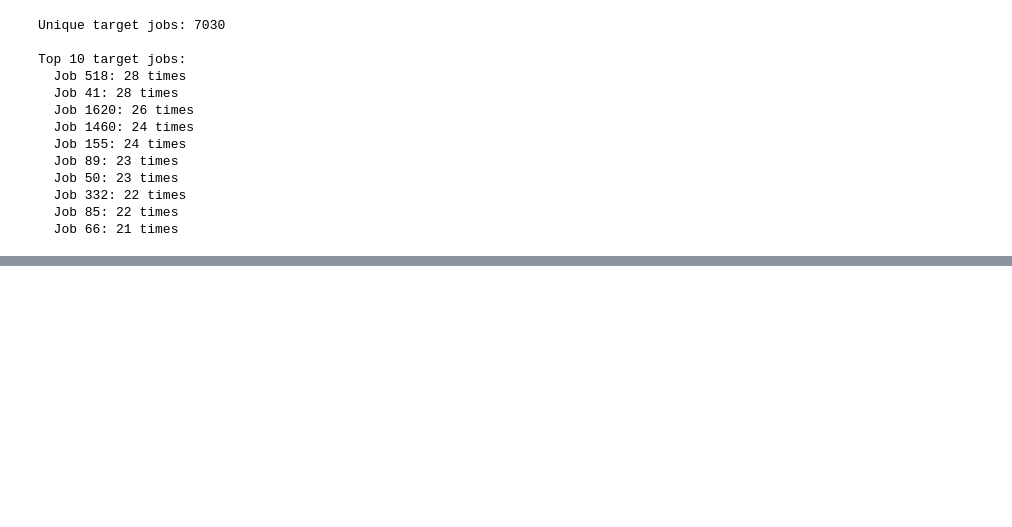
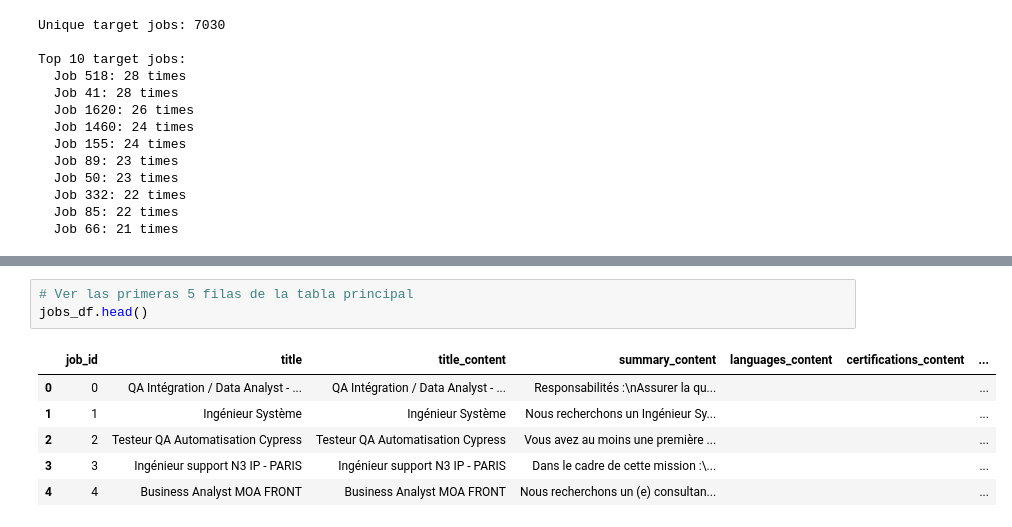
Before and after one commit to alecacerestel/Competition_G12_AML, a Jupyter notebook: notebooks/01_exploration.ipynb, the cells around one changed output, grey strips where cells are left out. Cells and saved outputs as stored; diff of their text form; blank space fills up the shorter version.

```diff
--- a/notebooks/01_exploration.ipynb
+++ b/notebooks/01_exploration.ipynb
@@ -181,0 +396,10 @@ Top 10 target jobs:
+# %%
+# Ver las primeras 5 filas de la tabla principal
+jobs_df.head()
+# %% [output]
+|  | job_id | title | title_content | summary_content | languages_content | certifications_content | ... |
+| 0 | 0 | QA Intégration / Data Analyst - ... | QA Intégration / Data Analyst - ... | Responsabilités :\nAssurer la qu... |  |  | ... |
+| 1 | 1 | Ingénieur Système | Ingénieur Système | Nous recherchons un Ingénieur Sy... |  |  | ... |
+| 2 | 2 | Testeur QA Automatisation Cypress | Testeur QA Automatisation Cypress | Vous avez au moins une première ... |  |  | ... |
+| 3 | 3 | Ingénieur support N3 IP - PARIS | Ingénieur support N3 IP - PARIS | Dans le cadre de cette mission :\... |  |  | ... |
+| 4 | 4 | Business Analyst MOA FRONT | Business Analyst MOA FRONT | Nous recherchons un (e) consultan... |  |  | ... |
```
Also changed, not shown: parts of 7 cells of this notebook, 1 other file.
